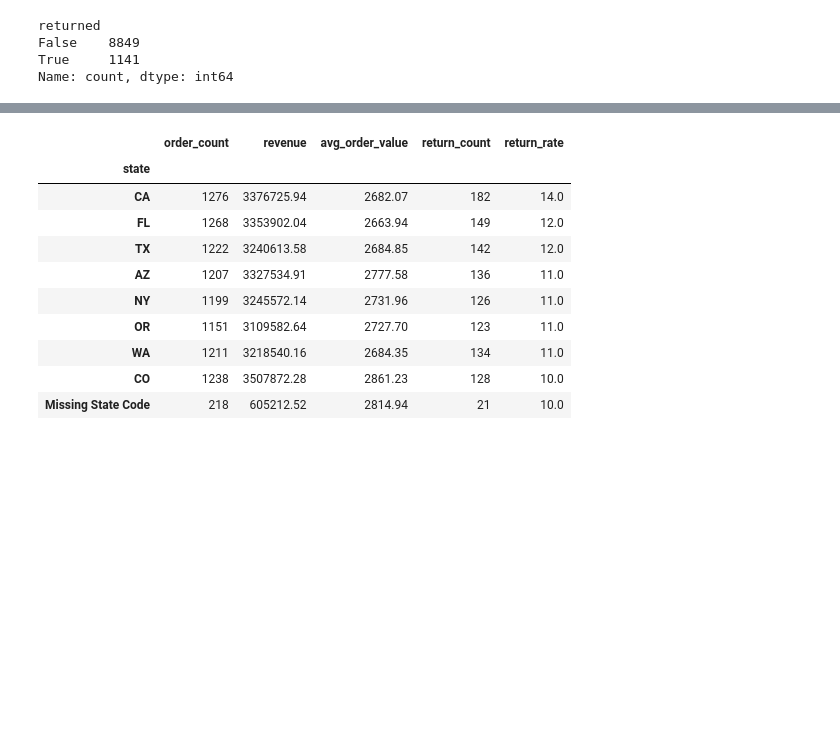
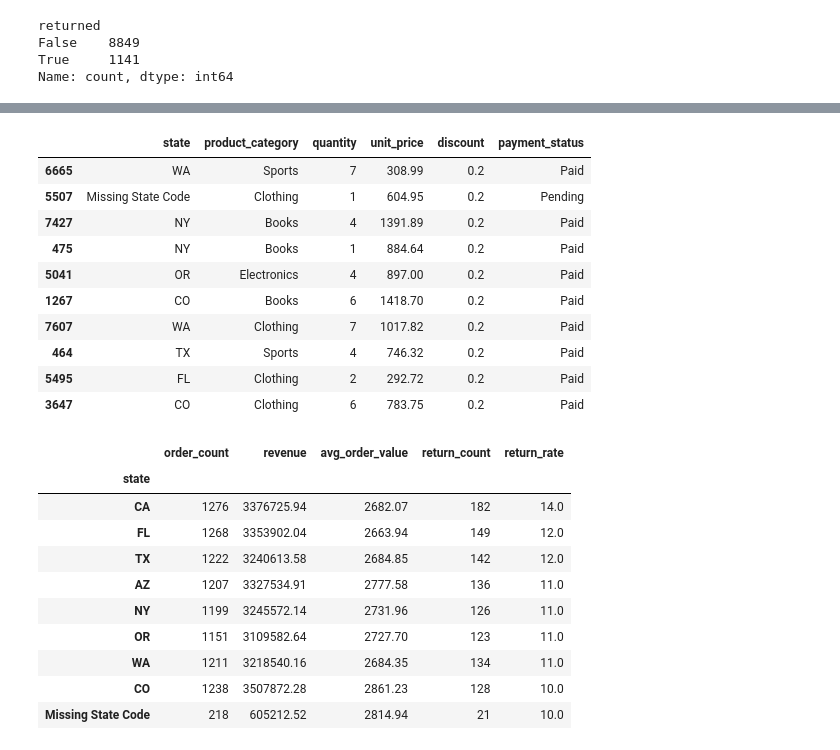
Before and after one commit to spencerwillard/online_store_order_analysis, a Jupyter notebook: notebooks/analysis_notebook.ipynb, the cells around one changed output, grey strips where cells are left out. Saved outputs shown, nothing was run; the diff lists cells and outputs as text; code cells hidden in the pictures; blank space fills up the shorter version.

```diff
--- a/notebooks/analysis_notebook.ipynb
+++ b/notebooks/analysis_notebook.ipynb
@@ -800,3 +834,27 @@ Name: count, dtype: int64
+# %%
+# Which orders received large discounts?
+
+(analysis_df.loc[
+    analysis_df["discount"] == 0.20,
+    ["state",
+     "product_category",
+     "quantity",
+     "unit_price",
+     "discount",
+     "payment_status"
+]].sample(10))
+# %% [output]
+|  | state | product_category | quantity | unit_price | discount | payment_status |
+| 6665 | WA | Sports | 7 | 308.99 | 0.2 | Paid |
+| 5507 | Missing State Code | Clothing | 1 | 604.95 | 0.2 | Pending |
+| 7427 | NY | Books | 4 | 1391.89 | 0.2 | Paid |
+| 475 | NY | Books | 1 | 884.64 | 0.2 | Paid |
+| 5041 | OR | Electronics | 4 | 897.00 | 0.2 | Paid |
+| 1267 | CO | Books | 6 | 1418.70 | 0.2 | Paid |
+| 7607 | WA | Clothing | 7 | 1017.82 | 0.2 | Paid |
+| 464 | TX | Sports | 4 | 746.32 | 0.2 | Paid |
+| 5495 | FL | Clothing | 2 | 292.72 | 0.2 | Paid |
+| 3647 | CO | Clothing | 6 | 783.75 | 0.2 | Paid |
 # %%
 state_summary = (
     analysis_df.groupby("state")
```
Also changed, not shown: parts of 48 cells of this notebook, 2 other files.
